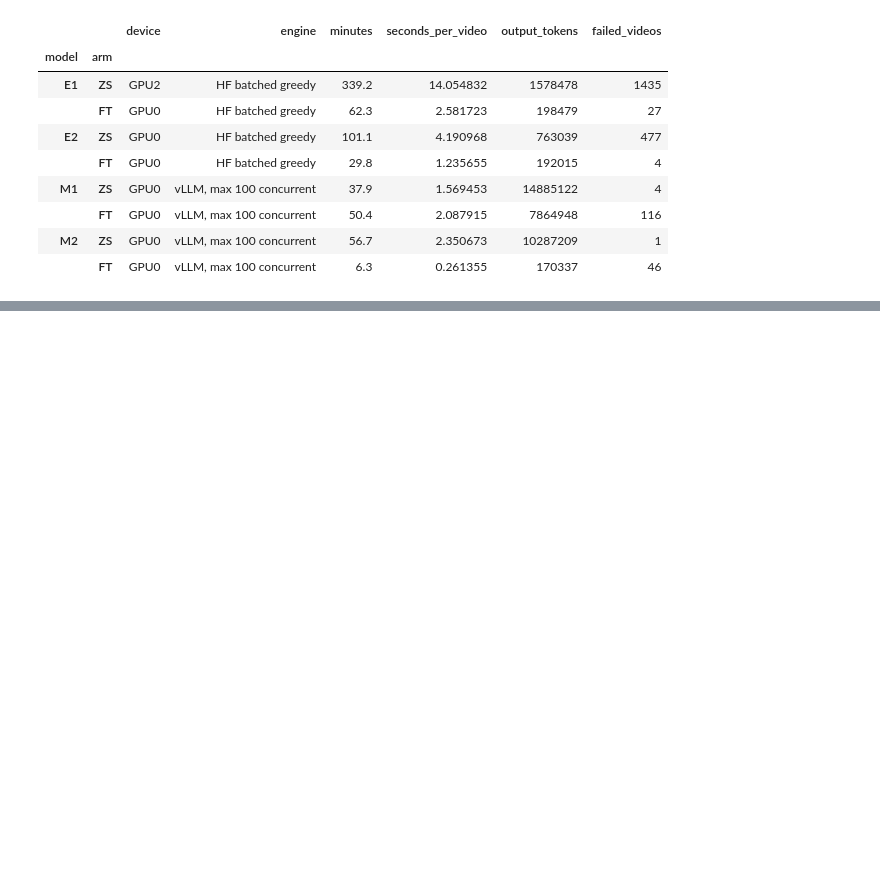
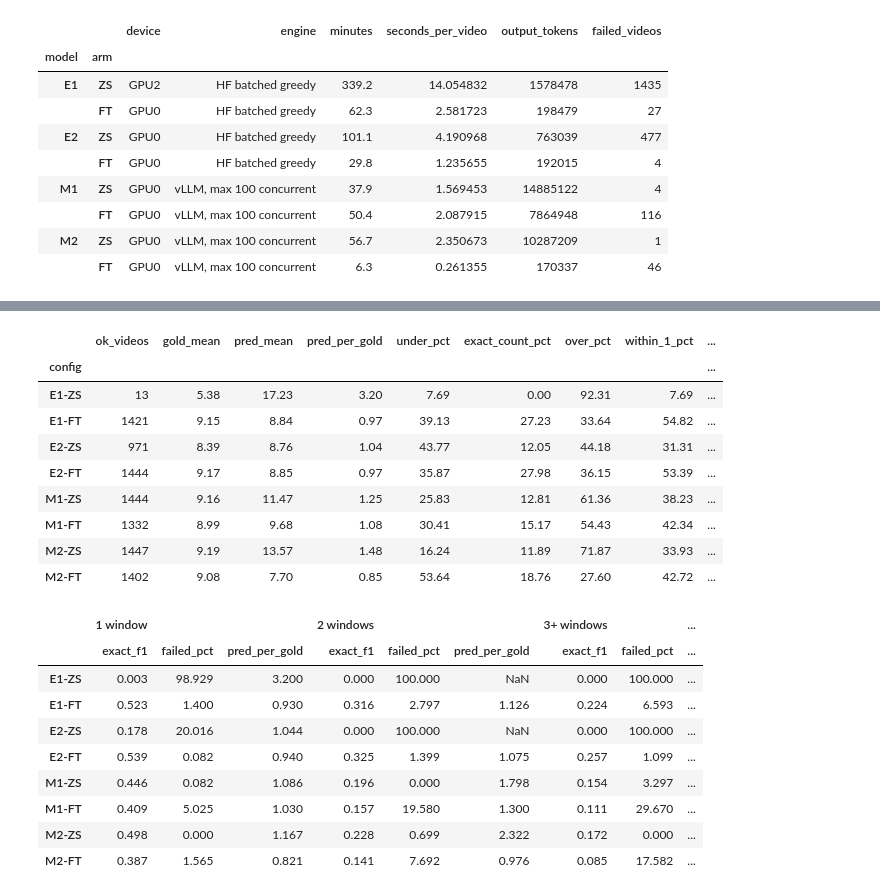
Before and after one commit to Saltywan/llm-video-chaptering, a Jupyter notebook: notebooks/09_results_summary.ipynb, the cells around one changed output, grey strips where cells are left out. Drawn from its saved outputs; the diff is of its cells as text; code cells hidden in the pictures; blank space fills up the shorter version.

```diff
--- a/notebooks/09_results_summary.ipynb
+++ b/notebooks/09_results_summary.ipynb
@@ -138,0 +182,29 @@ display(test_timing[["model", "arm", "device", "engine", "minutes", "seconds_per
+# %%
+counts = pd.DataFrame([{"config": t["config"], **{k: t["chapter_counts"][k] for k in
+    ["ok_videos", "gold_mean", "pred_mean", "pred_per_gold", "under_pct", "exact_count_pct", "over_pct", "within_1_pct",
+     "spearman_pred_vs_gold", "one_sentence_chapter_runs", "single_chapter_for_3plus_gold"]}} for t in FA["test"]]).set_index("config")
+display(counts.round(2))
+length = pd.DataFrame({t["config"]: {(b, m): t["by_windows"][b][m] for b in ["1 window", "2 windows", "3+ windows"]
+                                     for m in ["exact_f1", "failed_pct", "pred_per_gold"]} for t in FA["test"]}).T
+display(length.round(3))
+# %% [output]
+|  | ok_videos | gold_mean | pred_mean | pred_per_gold | under_pct | exact_count_pct | over_pct | within_1_pct | ... |
+| config |  |  |  |  |  |  |  |  | ... |
+| E1-ZS | 13 | 5.38 | 17.23 | 3.20 | 7.69 | 0.00 | 92.31 | 7.69 | ... |
+| E1-FT | 1421 | 9.15 | 8.84 | 0.97 | 39.13 | 27.23 | 33.64 | 54.82 | ... |
+| E2-ZS | 971 | 8.39 | 8.76 | 1.04 | 43.77 | 12.05 | 44.18 | 31.31 | ... |
+| E2-FT | 1444 | 9.17 | 8.85 | 0.97 | 35.87 | 27.98 | 36.15 | 53.39 | ... |
+| M1-ZS | 1444 | 9.16 | 11.47 | 1.25 | 25.83 | 12.81 | 61.36 | 38.23 | ... |
+| M1-FT | 1332 | 8.99 | 9.68 | 1.08 | 30.41 | 15.17 | 54.43 | 42.34 | ... |
+| M2-ZS | 1447 | 9.19 | 13.57 | 1.48 | 16.24 | 11.89 | 71.87 | 33.93 | ... |
+| M2-FT | 1402 | 9.08 | 7.70 | 0.85 | 53.64 | 18.76 | 27.60 | 42.72 | ... |
+|  | 1 window |  |  | 2 windows |  |  | 3+ windows |  | ... |
+|  | exact_f1 | failed_pct | pred_per_gold | exact_f1 | failed_pct | pred_per_gold | exact_f1 | failed_pct | ... |
+| E1-ZS | 0.003 | 98.929 | 3.200 | 0.000 | 100.000 | NaN | 0.000 | 100.000 | ... |
+| E1-FT | 0.523 | 1.400 | 0.930 | 0.316 | 2.797 | 1.126 | 0.224 | 6.593 | ... |
+| E2-ZS | 0.178 | 20.016 | 1.044 | 0.000 | 100.000 | NaN | 0.000 | 100.000 | ... |
+| E2-FT | 0.539 | 0.082 | 0.940 | 0.325 | 1.399 | 1.075 | 0.257 | 1.099 | ... |
+| M1-ZS | 0.446 | 0.082 | 1.086 | 0.196 | 0.000 | 1.798 | 0.154 | 3.297 | ... |
+| M1-FT | 0.409 | 5.025 | 1.030 | 0.157 | 19.580 | 1.300 | 0.111 | 29.670 | ... |
+| M2-ZS | 0.498 | 0.000 | 1.167 | 0.228 | 0.699 | 2.322 | 0.172 | 0.000 | ... |
+| M2-FT | 0.387 | 1.565 | 0.821 | 0.141 | 7.692 | 0.976 | 0.085 | 17.582 | ... |
```
Also changed, not shown: parts of 5 cells of this notebook, 7 other files.
